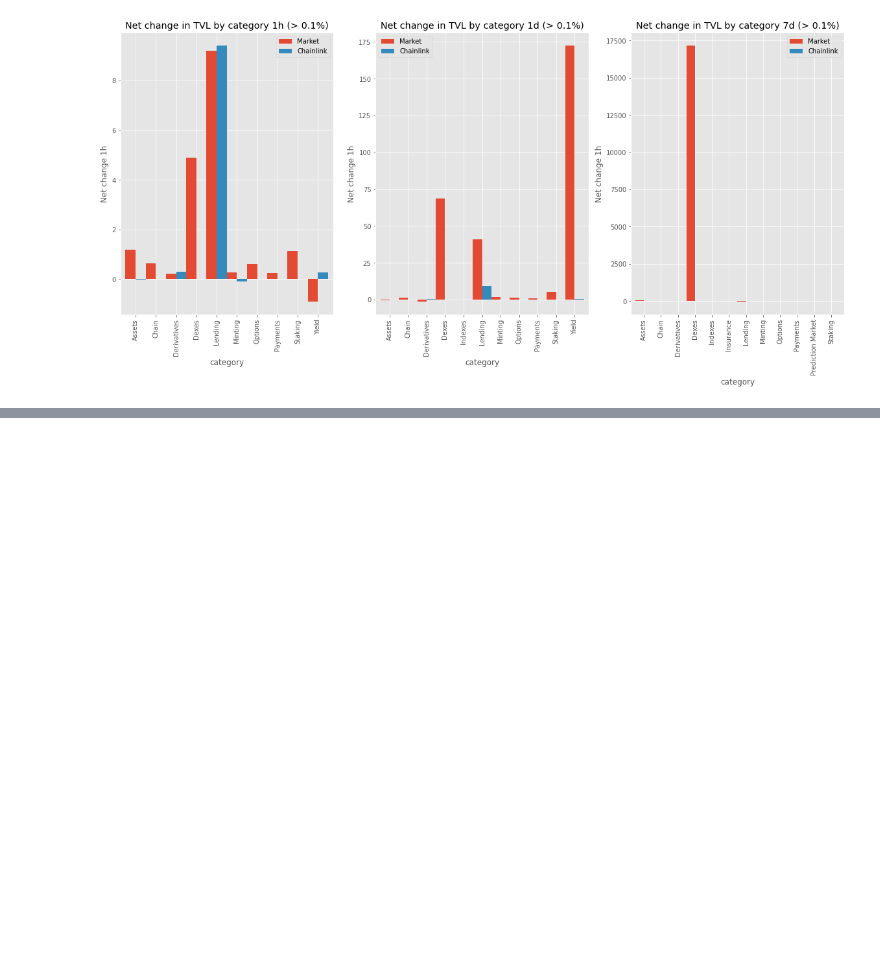
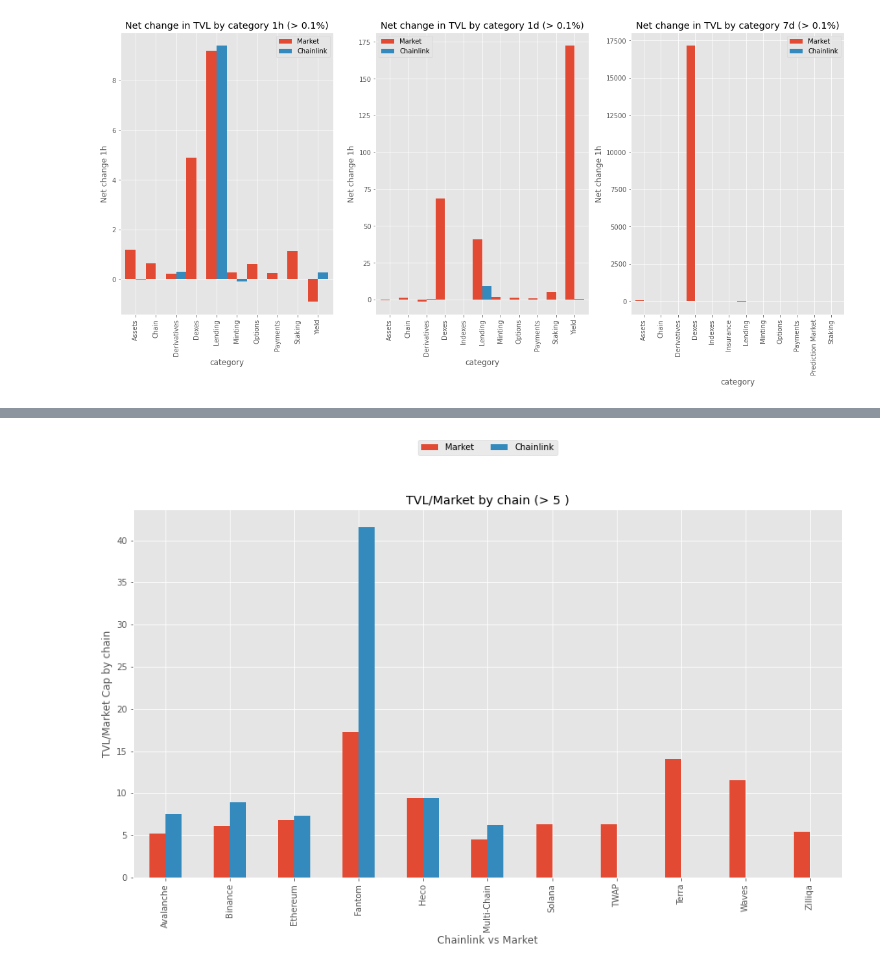
Before and after one commit to jacobianjl/defi-llama-project, a Jupyter notebook: defi_lama_tvl_analysis.ipynb, the cells around one changed output, grey strips where cells are left out. Saved outputs shown, nothing was run; the diff lists cells and outputs as text; code cells hidden in the pictures; blank space fills up the shorter version.

```diff
--- a/defi_lama_tvl_analysis.ipynb
+++ b/defi_lama_tvl_analysis.ipynb
@@ -211,0 +238,27 @@ df_chainlink_og
+# %%
+# tvl market cap analysis uses the og data set without the 0 replacing na
+df_market_market_cap =  df_market_og.dropna()
+df_chainlink_market_cap =  df_chainlink_og.dropna()
+df_market_market_cap = df_market_market_cap[df_market_market_cap['mcap'] != 0]
+df_chainlink_market_cap = df_chainlink_market_cap[df_chainlink_market_cap['mcap'] != 0]
+df_market_market_cap['tvl_over_mcap'] = df_market_market_cap['tvl']/df_market_market_cap['mcap']
+df_chainlink_market_cap['tvl_over_mcap'] = df_chainlink_market_cap['tvl']/df_chainlink_market_cap['mcap']
+
+df_market_average_market_cap = df_market_market_cap.groupby(['chain'])['tvl_over_mcap'].mean().reset_index().set_index('chain')
+df_chainlink_average_market_cap = df_chainlink_market_cap.groupby(['chain'])['tvl_over_mcap'].mean().reset_index().set_index('chain')
+df_market_average_market_cap.columns = ['average_tvl_over_mcap']
+df_chainlink_average_market_cap.columns = ['average_tvl_over_mcap']
+
+union = pd.concat([df_market_average_market_cap[['average_tvl_over_mcap']].transpose(), df_chainlink_average_market_cap[['average_tvl_over_mcap']].transpose()],axis=0)
+union = union.loc[:, (union.sum() >= 5)] #too many categories, only plotting the largest percentage shifts
+union.index = ['Market', 'Chainlink']
+union = union.transpose()
+
+ax = union.plot.bar(width = 0.5, figsize= (15,8))
+plt.xlabel('Chainlink vs Market')
+plt.ylabel('TVL/Market Cap by chain')
+plt.title('TVL/Market by chain (> 5 )')
+plt.legend( ncol=8 , loc = 'upper center', bbox_to_anchor=(0.5, 1.2))
+plt.show()
+# %% [output]
+[figure, added]
```
Also changed, not shown: parts of 4 cells of this notebook.
